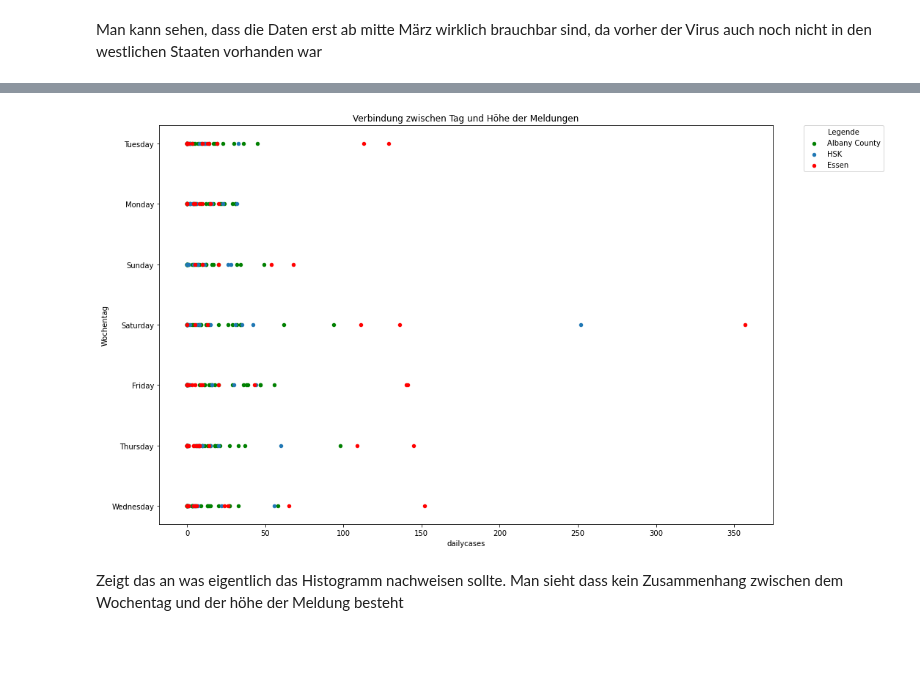
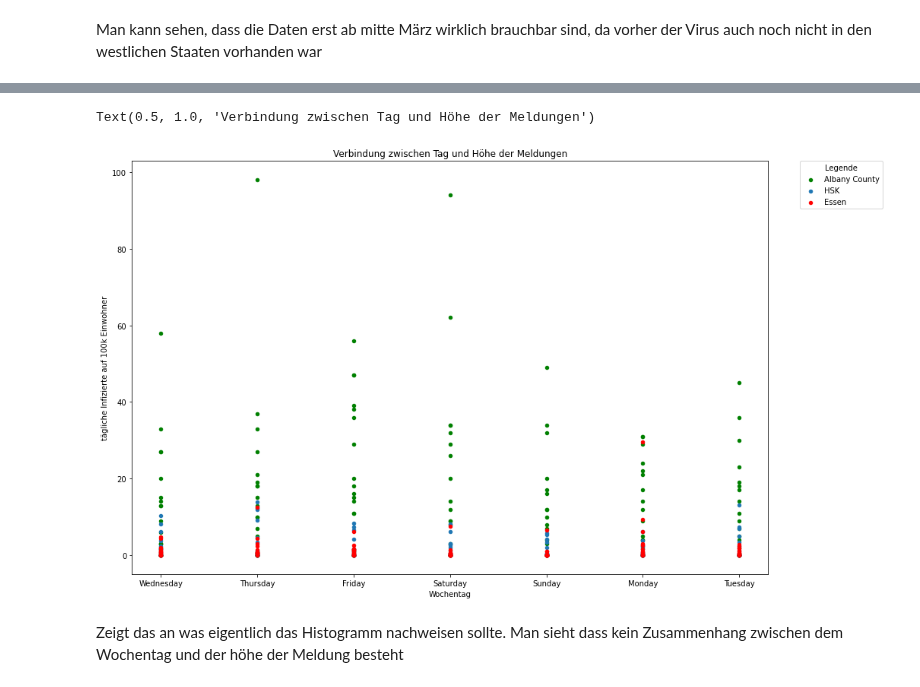
Before and after one commit to Jubo30/Data-Science-Project, a Jupyter notebook: Data_Science_Analyse.ipynb, the cells around one changed output, grey strips where cells are left out. Saved outputs shown, nothing was run; the diff lists cells and outputs as text; code cells hidden in the pictures; blank space fills up the shorter version.

```diff
--- a/Data_Science_Analyse.ipynb
+++ b/Data_Science_Analyse.ipynb
@@ -118,8 +192,10 @@ Hat nicht so geklappt wie es sollte (Sollte zsmhang zwischen gemeldeten Wochenta
 # %%
 f, ax = plt.subplots(1, 1, figsize = (15, 10))
-dic['Albany County'].plot(kind='scatter', x = 'dailycases', y= 'Weekday', ax=ax, label="Albany County", color = 'green')
-d['Hochsauerlandkreis'].plot(kind='scatter', x = 'dailycases', y= 'Wochentag', ax=ax, label="HSK")
-d['Essen'].plot(kind='scatter', x = 'dailycases', y= 'Wochentag', ax=ax, label="Essen", color = 'red')
+dic['Albany County'].plot(kind='scatter', x = 'Weekday', y= 'dailycases', ax=ax, label="Albany County", color = 'green')
+d['Hochsauerlandkreis'].plot(kind='scatter', x = 'Wochentag', y= 'dailycases', ax=ax, label="HSK")
+d['Essen'].plot(kind='scatter', x = 'Wochentag', y= 'dailycases', ax=ax, label="Essen", color = 'red')
 ax.legend(bbox_to_anchor=(1.05, 1), loc=2, borderaxespad=0., title="Legende")
-_=ax.set_title('Verbindung zwischen Tag und Höhe der Meldungen')
+ax.set_xlabel('Wochentag')
+ax.set_ylabel('tägliche Infizierte auf 100k Einwohner')
+ax.set_title('Verbindung zwischen Tag und Höhe der Meldungen')
 # %% [output]
@@ -130,4 +206,5 @@ _=ax.set_title('Verbindung zwischen Tag und Höhe der Meldungen')
+Text(0.5, 1.0, 'Verbindung zwischen Tag und Höhe der Meldungen')
-[figure, old version]
+[figure, new version]
 # %% [markdown]
 Zeigt das an was eigentlich das Histogramm nachweisen sollte. Man sieht dass kein Zusammenhang zwischen dem Wochentag und der höhe der Meldung besteht
 # %%
```
Also changed, not shown: parts of 32 cells of this notebook, 2 other files.
